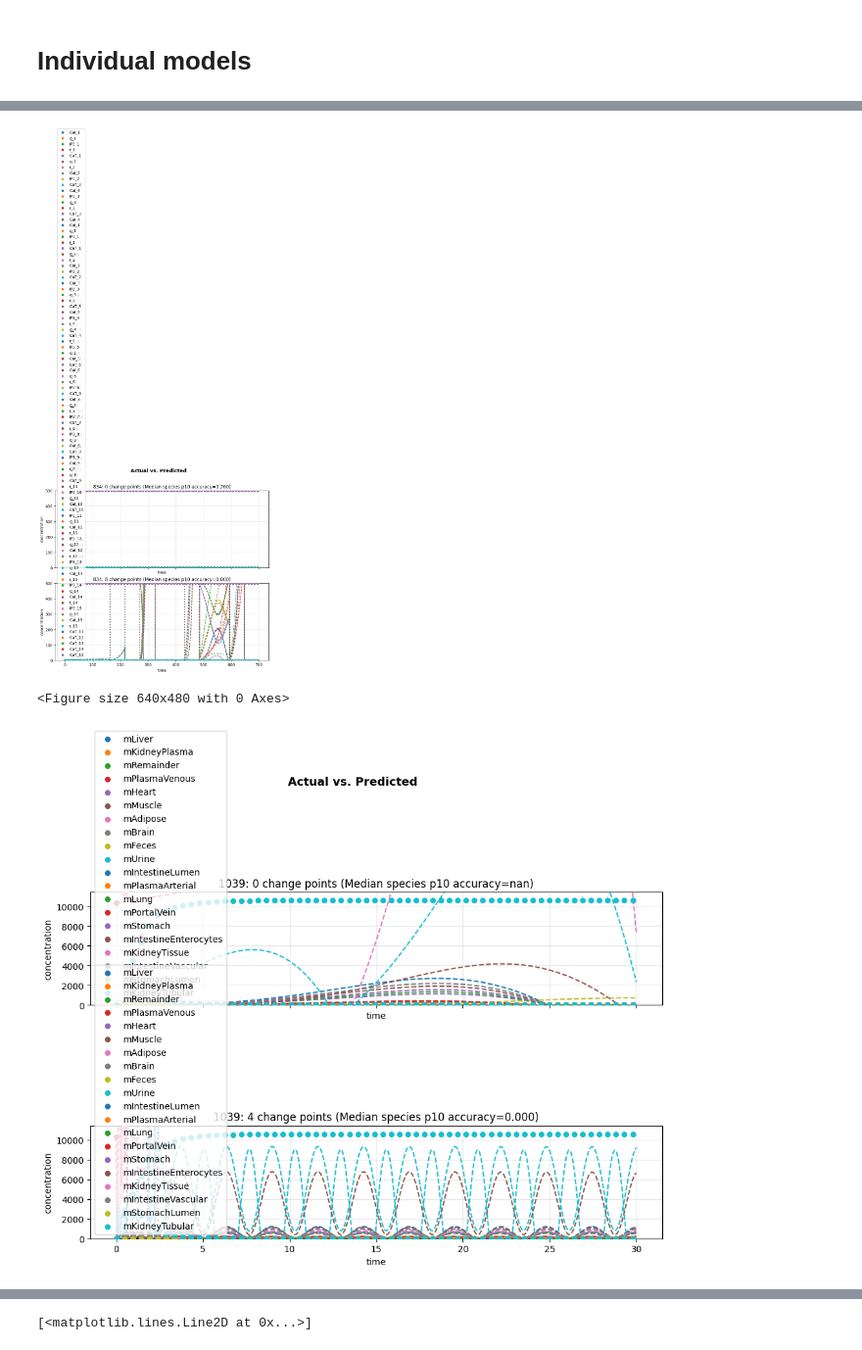
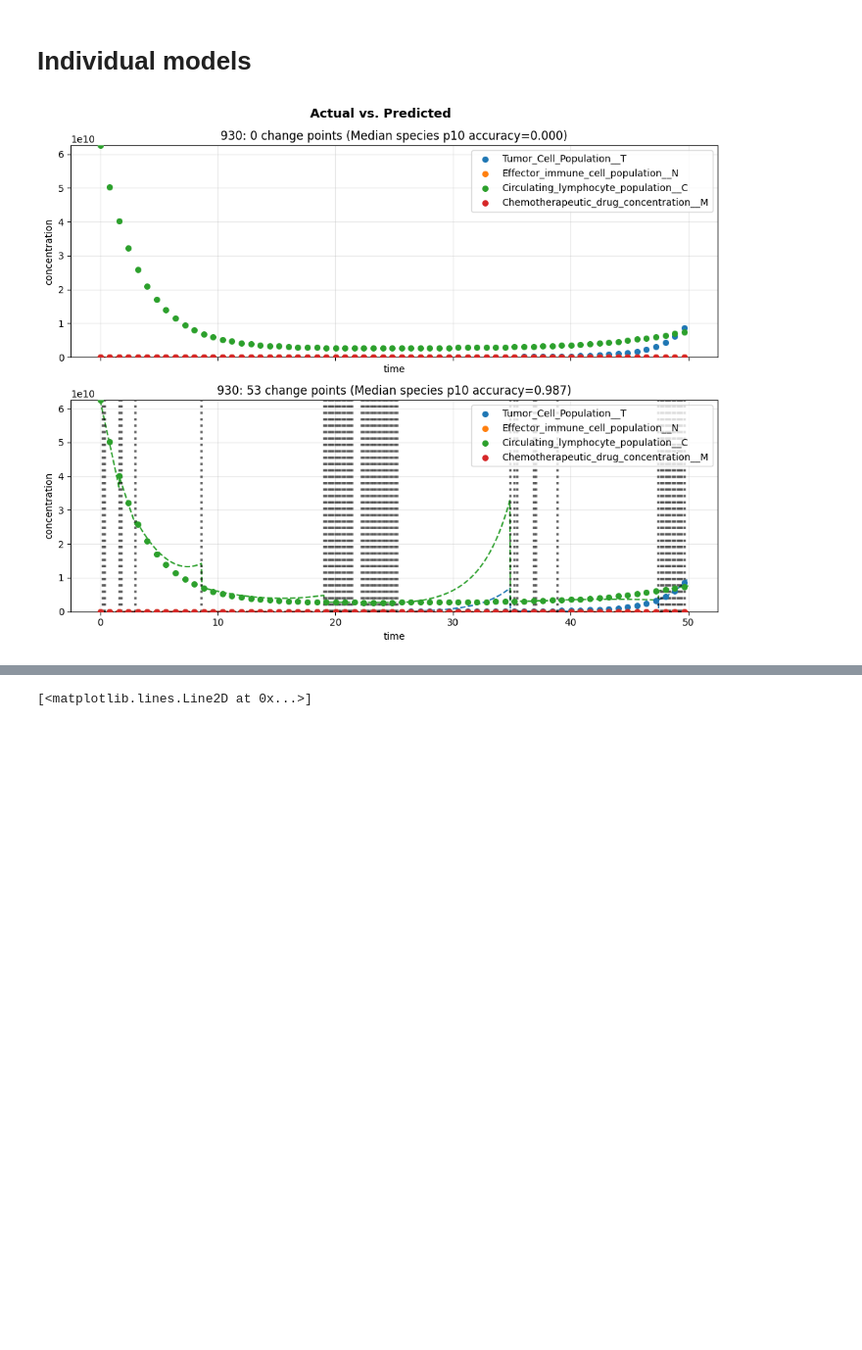
Before and after one commit to ModelEngineering/linearity_analysis, a Jupyter notebook: notebooks/piecewise_predictions.ipynb, the cells around one changed output, grey strips where cells are left out. Shown at 98% size. Cells and saved outputs as stored; diff of their text form; code cells hidden in the pictures; blank space fills up the shorter version.

```diff
--- a/notebooks/piecewise_predictions.ipynb
+++ b/notebooks/piecewise_predictions.ipynb
@@ -107,25 +107,26 @@ NONOSCILLATION_DF
 # Individual models
 # %%
 #for model_num in [45, 278, 548, 551, 1045, 5, 42, 930]:
-models = [834, 1039]
+models = [930]
 for model_num in models:
     model = Model.makeBiomodel(model_num=model_num)
     timecourse = Timecourse(model, num_point =1000)
     df = timecourse.timecourse_df
     try:
-        for changepoint_idx, max_changepoint in enumerate([100]):
+        for changepoint_idx, max_changepoint in enumerate([5000]):
             for is_changepoint_removal in [True]:
                 psd = PiecewiseSystemDiscovery(df,
                                                #changepoints=specified_changepoints,
                                                max_changepoint=max_changepoint,
                                                is_changepoint_removal=is_changepoint_removal,
                                                 max_fractional_reduction=0.05 , model_name=str(model_num))
                 psd.fit()
                 if changepoint_idx == 0:
                     result = psd.plotPiecewise(legend=False, num_true_point=60)
                 else:
                     result = psd.plotPiecewise(legend=False, num_true_point=60, is_nochangepoint_plot=False)
                 plt.figure()
     except Exception as e:
         print(f"Could not process {model_num}: {e}")
 # %% [output]
+[figure, new version]
@@ -149,3 +133,0 @@ Warnings from model.fit():
-[figure, old version]
-<Figure size 640x480 with 0 Axes>
-[figure, removed]
```
Also changed, not shown: parts of 4 cells of this notebook, 8 other files.
